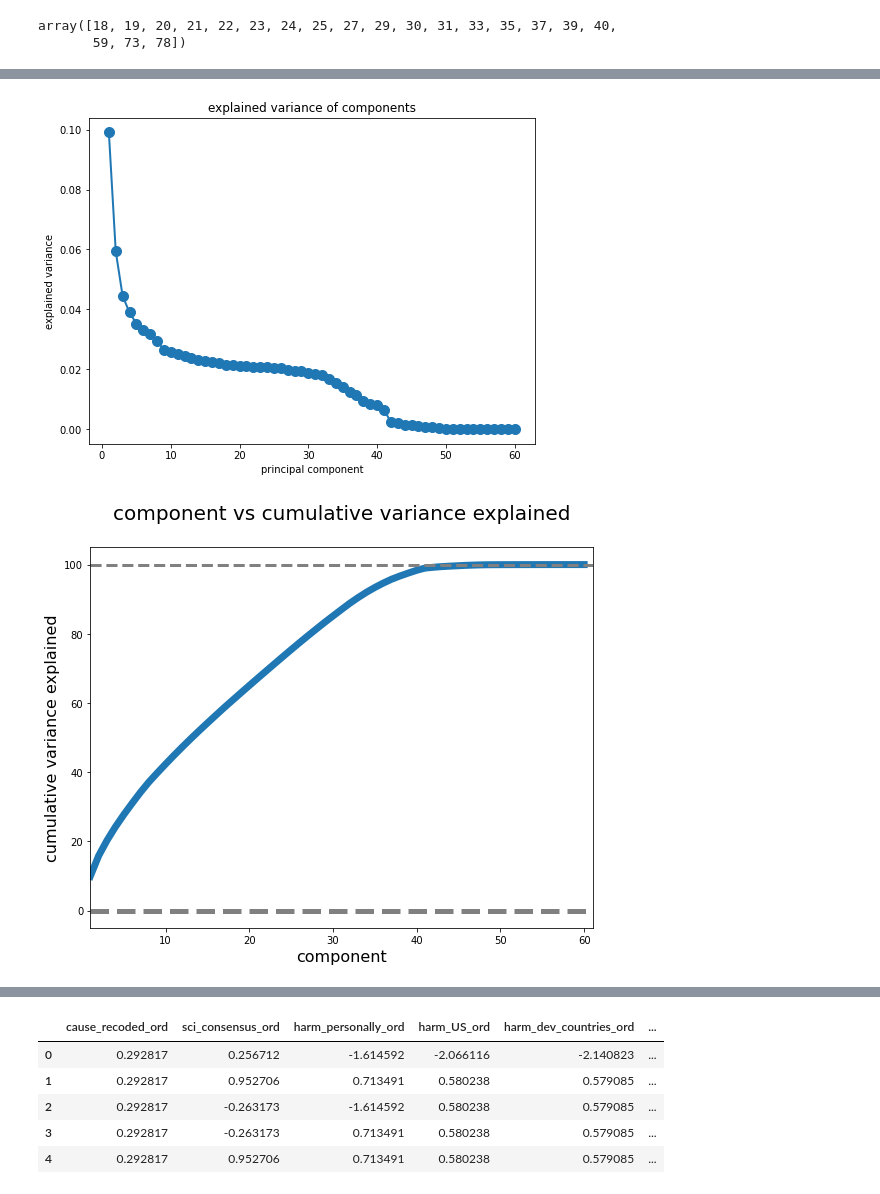
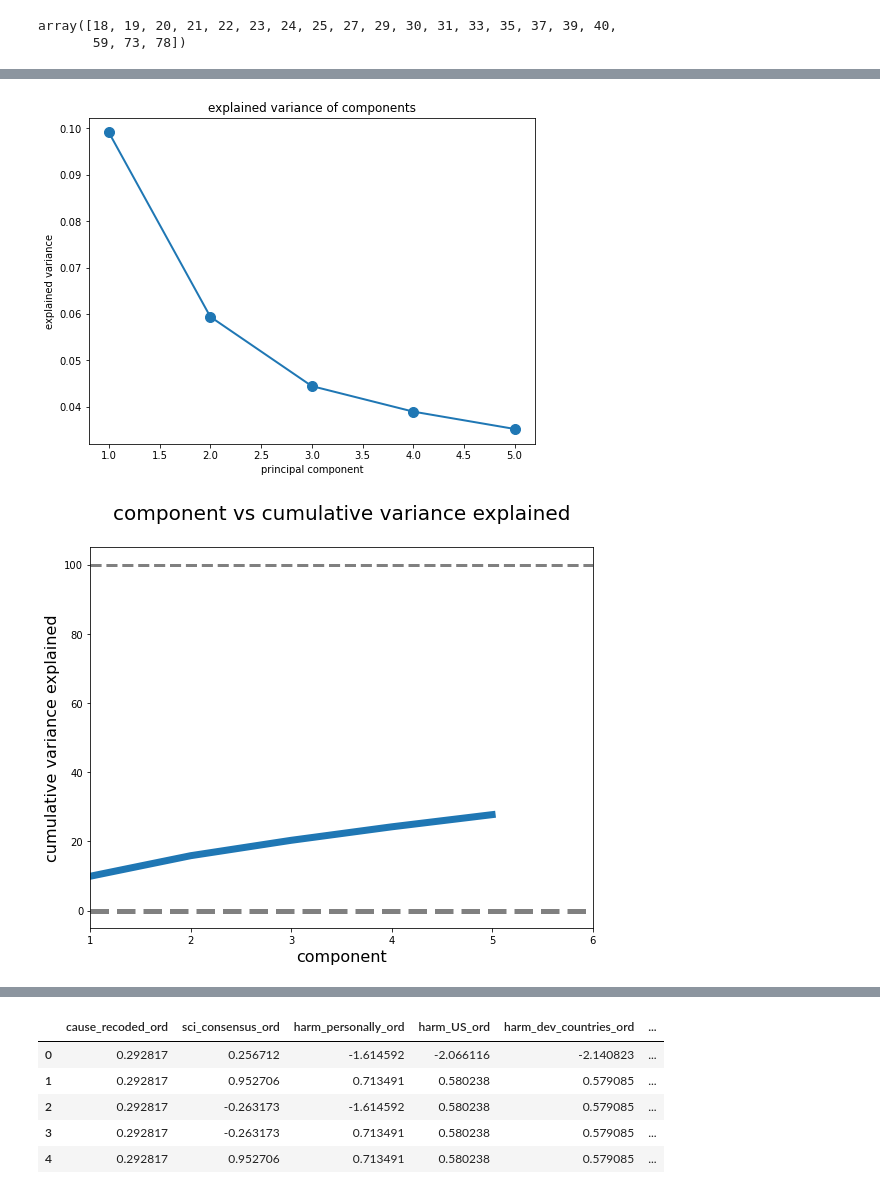
Before and after one commit to sabaiitj/Climate-Change-Survey, a Jupyter notebook: code/Saba_SelectKBest_and_PCA.ipynb, the cells around one changed output, grey strips where cells are left out. Drawn from its saved outputs; the diff is of its cells as text; code cells hidden in the pictures.

```diff
--- a/code/Saba_SelectKBest_and_PCA.ipynb
+++ b/code/Saba_SelectKBest_and_PCA.ipynb
@@ -48,7 +48,7 @@ X_train_ss_removed = X_train_ss.loc[:,removed_cols]
 X_test_ss_removed = X_test_ss.loc[:,removed_cols]
 # %%
 from sklearn.decomposition import PCA
-pca = PCA().fit(X_train_ss_removed)
+pca = PCA(n_components=5).fit(X_train_ss_removed)
 # %%
 pca.explained_variance_
 # %% [output]
@@ -92,27 +66,27 @@ PC 59: 0.00 --> 0.00%
 # %%
 fig, ax = plt.subplots(figsize=(8,6))
-ax.plot(range(1,61), pca.explained_variance_ratio_, lw=2)
-ax.scatter(range(1, 61), pca.explained_variance_ratio_, s=100)
+ax.plot(range(1,6), pca.explained_variance_ratio_, lw=2)
+ax.scatter(range(1, 6), pca.explained_variance_ratio_, s=100)
 ax.set_title('explained variance of components')
 ax.set_xlabel('principal component')
 ax.set_ylabel('explained variance');
 # %% [output]
-[figure, old version]
+[figure, new version]
 # %%
 cum_var_exp = np.cumsum(pca.explained_variance_ratio_) * 100
 plt.figure(figsize=(9,7))
-component_number = range(1, 61)
+component_number = range(1, 6)
 plt.plot(component_number, cum_var_exp, lw=7)
 plt.axhline(y=0, linewidth=5, color='grey', ls='dashed')
 plt.axhline(y=100, linewidth=3, color='grey', ls='dashed')
 ax = plt.gca()
-ax.set_xlim([1,61])
+ax.set_xlim([1,6])
 ax.set_ylim([-5,105])
 ax.set_ylabel('cumulative variance explained', fontsize=16)
 ax.set_xlabel('component', fontsize=16)
 ax.set_title('component vs cumulative variance explained\n', fontsize=20);
 # %% [output]
-[figure, old version]
+[figure, new version]
 # %%
 pca.components_
 # %% [output]
```
Also changed, not shown: parts of 8 cells of this notebook.
